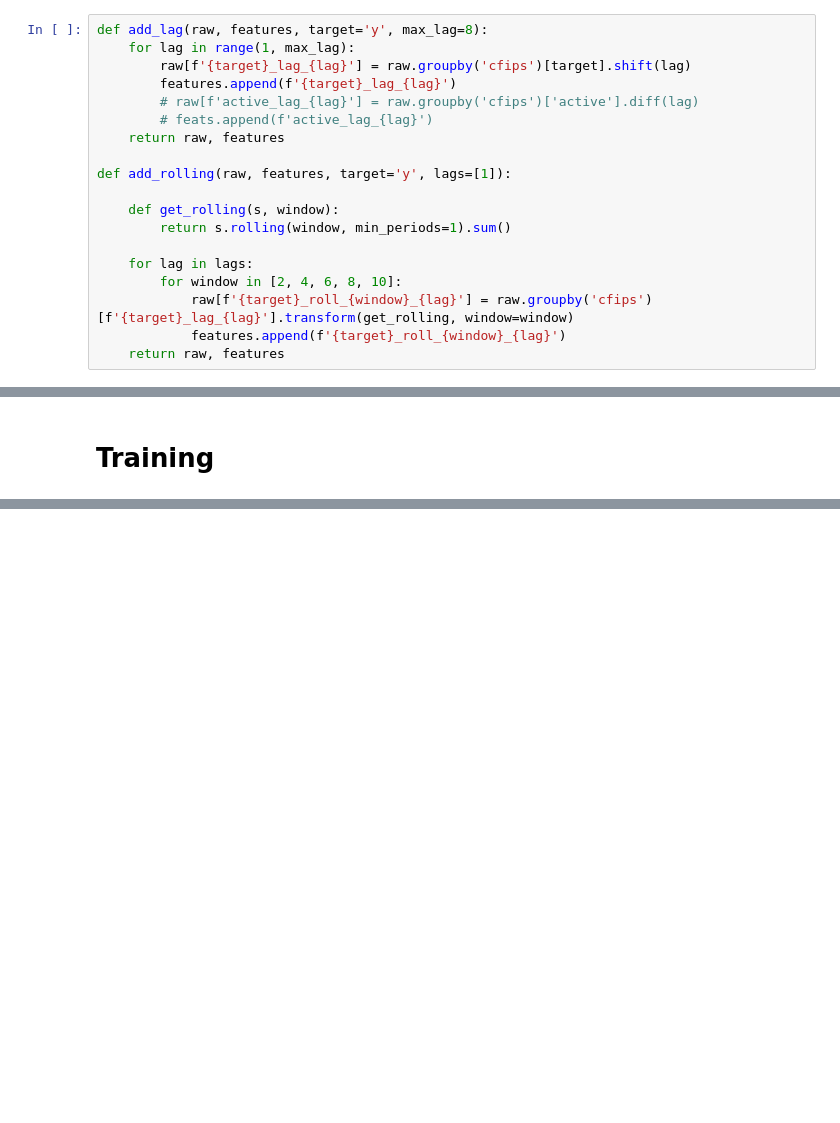
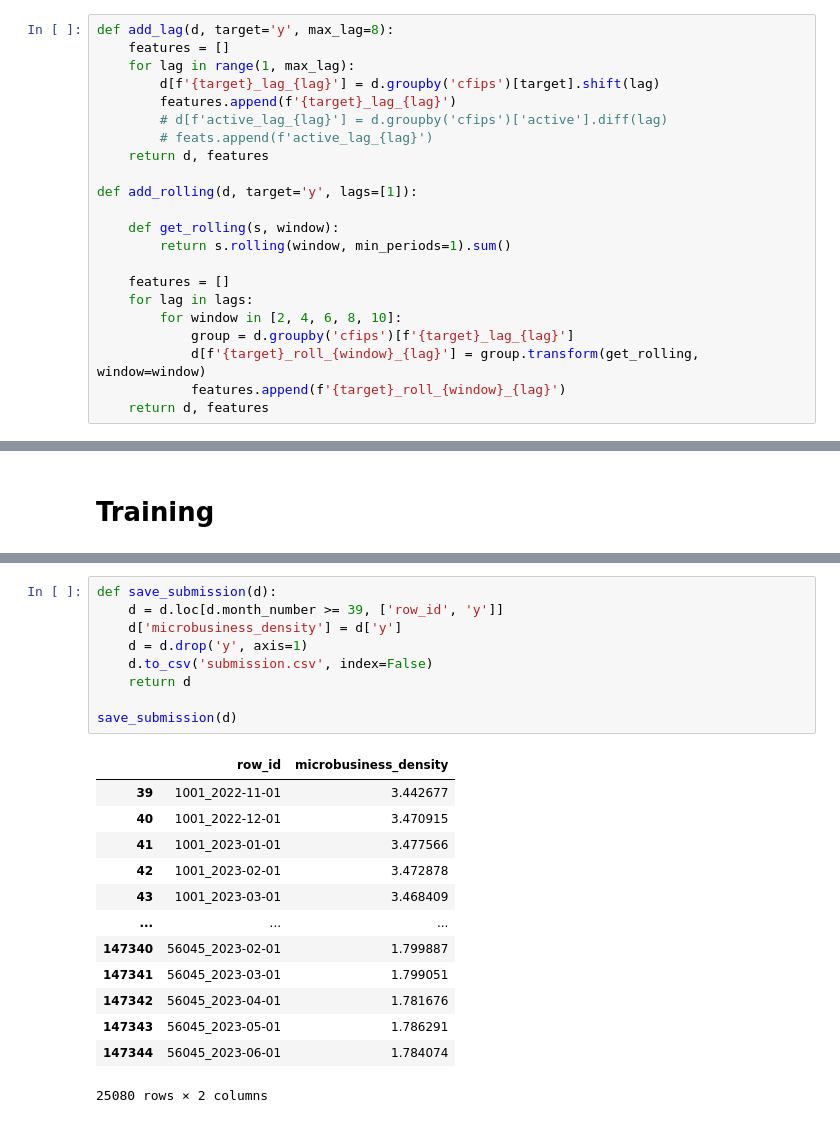
Before and after one commit to krongch2/cs412, a Jupyter notebook: ex_score_1.382/notebook.ipynb, the cells around one changed output, grey strips where cells are left out. Cells and saved outputs as stored; diff of their text form; blank space fills up the shorter version.

```diff
--- a/ex_score_1.382/notebook.ipynb
+++ b/ex_score_1.382/notebook.ipynb
@@ -74,24 +59,27 @@ raw, features = get_raw(train, test)
 # %% [markdown]
 # Feature engineering: lag and rolling
 # %%
-def add_lag(raw, features, target='y', max_lag=8):
+def add_lag(d, target='y', max_lag=8):
+    features = []
     for lag in range(1, max_lag):
-        raw[f'{target}_lag_{lag}'] = raw.groupby('cfips')[target].shift(lag)
+        d[f'{target}_lag_{lag}'] = d.groupby('cfips')[target].shift(lag)
         features.append(f'{target}_lag_{lag}')
-        # raw[f'active_lag_{lag}'] = raw.groupby('cfips')['active'].diff(lag)
+        # d[f'active_lag_{lag}'] = d.groupby('cfips')['active'].diff(lag)
         # feats.append(f'active_lag_{lag}')
-    return raw, features
+    return d, features
 
-def add_rolling(raw, features, target='y', lags=[1]):
+def add_rolling(d, target='y', lags=[1]):
 
     def get_rolling(s, window):
         return s.rolling(window, min_periods=1).sum()
 
+    features = []
     for lag in lags:
         for window in [2, 4, 6, 8, 10]:
-            raw[f'{target}_roll_{window}_{lag}'] = raw.groupby('cfips')[f'{target}_lag_{lag}'].transform(get_rolling, window=window)
+            group = d.groupby('cfips')[f'{target}_lag_{lag}']
+            d[f'{target}_roll_{window}_{lag}'] = group.transform(get_rolling, window=window)
             features.append(f'{target}_roll_{window}_{lag}')
-    return raw, features
+    return d, features
 # %% [markdown]
 # Feature engineering: internal and external census
 # %%
@@ -262,0 +232,23 @@ Last Value SMAPE: 1.889206717018118
+# %%
+def save_submission(d):
+    d = d.loc[d.month_number >= 39, ['row_id', 'y']]
+    d['microbusiness_density'] = d['y']
+    d = d.drop('y', axis=1)
+    d.to_csv('submission.csv', index=False)
+    return d
+
+save_submission(d)
+# %% [output]
+|  | row_id | microbusiness_density |
+| 39 | 1001_2022-11-01 | 3.442677 |
+| 40 | 1001_2022-12-01 | 3.470915 |
+| 41 | 1001_2023-01-01 | 3.477566 |
+| 42 | 1001_2023-02-01 | 3.472878 |
+| 43 | 1001_2023-03-01 | 3.468409 |
+| ... | ... | ... |
+| 147340 | 56045_2023-02-01 | 1.799887 |
+| 147341 | 56045_2023-03-01 | 1.799051 |
+| 147342 | 56045_2023-04-01 | 1.781676 |
+| 147343 | 56045_2023-05-01 | 1.786291 |
+| 147344 | 56045_2023-06-01 | 1.784074 |
+25080 rows × 2 columns
```
Also changed, not shown: parts of 11 cells of this notebook.
